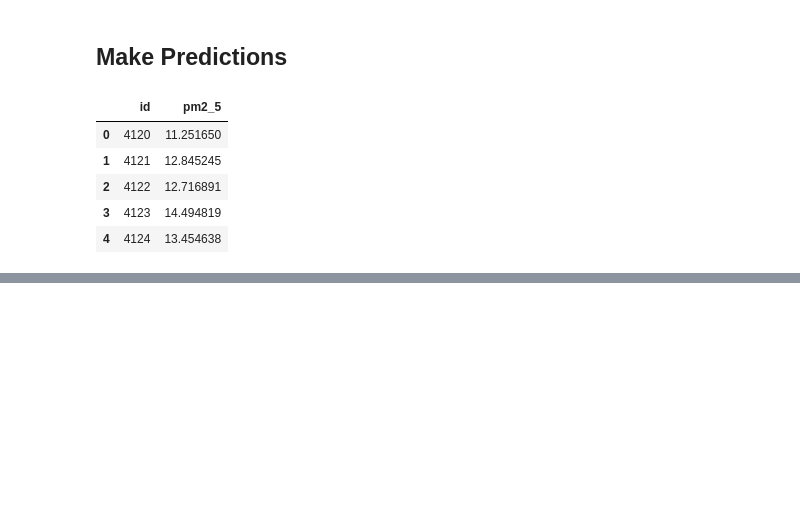
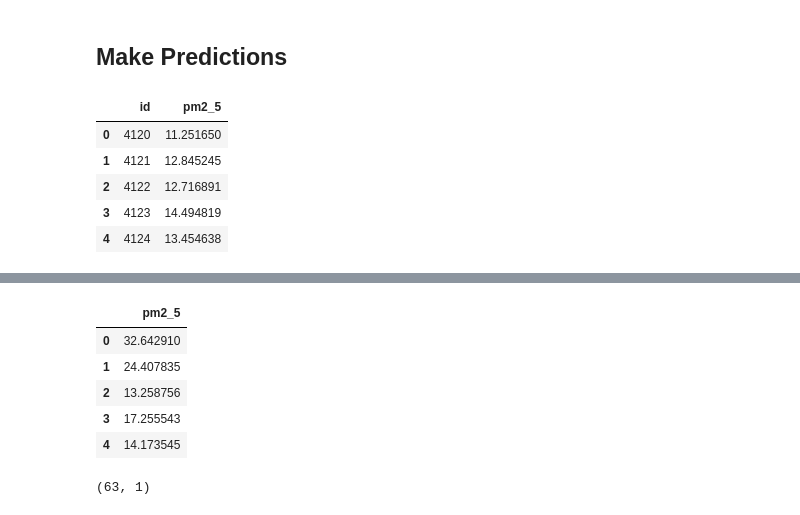
Before and after one commit to NembotJules/Cameroon-Air-Quality-Prediction, a Jupyter notebook: notebooks/Modeling.ipynb, the cells around one changed output, grey strips where cells are left out. Cells and saved outputs as stored; diff of their text form; code cells hidden in the pictures; blank space fills up the shorter version.

```diff
--- a/notebooks/Modeling.ipynb
+++ b/notebooks/Modeling.ipynb
@@ -600,0 +631,14 @@ preds_df.head()
+# %%
+preds_df = pd.DataFrame({"pm2_5": preds})
+preds_df.head()
+# %% [output]
+|  | pm2_5 |
+| 0 | 32.642910 |
+| 1 | 24.407835 |
+| 2 | 13.258756 |
+| 3 | 17.255543 |
+| 4 | 14.173545 |
+# %%
+preds_df.shape
+# %% [output]
+(63, 1)
```
Also changed, not shown: parts of 12 cells of this notebook, 3 other files.
